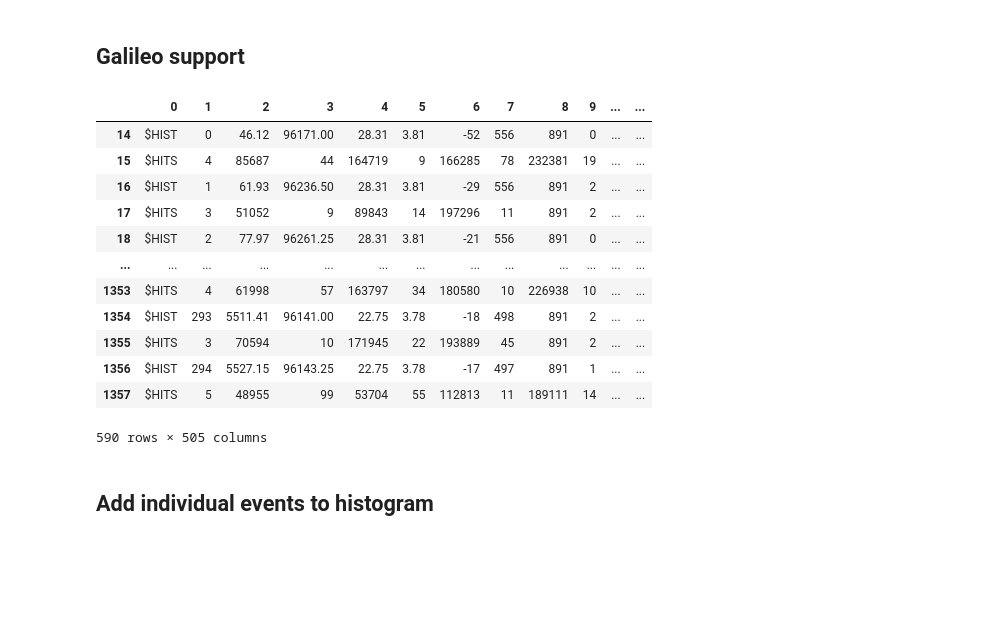
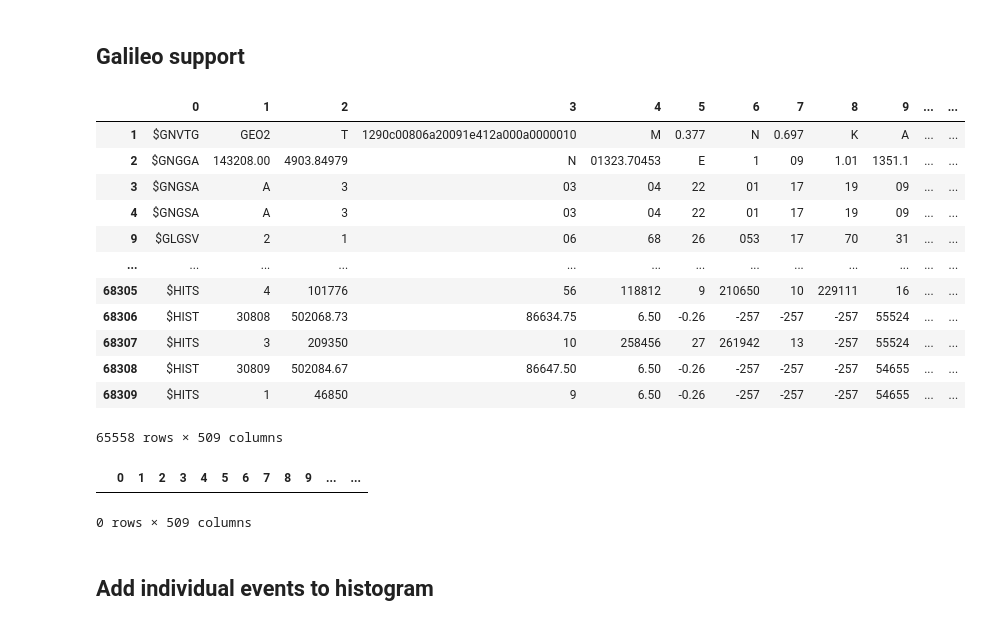
Before and after one commit to UniversalScientificTechnologies/GEODOS01, a Jupyter notebook: notebooks/GEODOS.ipynb, the cells around one changed output. Drawn from its saved outputs; the diff is of its cells as text; code cells hidden in the pictures; blank space fills up the shorter version.

```diff
--- a/notebooks/GEODOS.ipynb
+++ b/notebooks/GEODOS.ipynb
@@ -21,6 +21,9 @@ fto = '/storage/experiments/2021/03_REFLECT3/AirdosCvetsiNaITl_9c/DATALOG.TXT' #
 fto = '/storage/experiments/2021/0609_bourka_sobeslav/GEODOS/BF/DATALOG.TXT' #  File to Open
 #fto = '/storage/experiments/2021/0605_bourka_radosovice/GEODOS/BF/DATALOG.TXT' #  File to Open
 fto = '/storage/experiments/2021/0803_bourka_votice/geodos/DATALOG.TXT'
+fto = '/storage/stations/Polednik/geodos/2021/10/10/DATALOG.TXT'
+#fto = '/storage/stations/Polednik/geodos/2021/10/13/DATALOG.TXT'
+#fto = '/storage/stations/Polednik/geodos/2021/10/EC/DATALOG.TXT'
 
 
 l=[]
@@ -42,5 +45,6 @@ print(df.loc[df[0]=='$AIRDOS',1])
 print(len(df))
 print(last[-1:][0])
 
-df.drop(df.index[:last[-1:][0]], inplace=True) # keep only last run
+# keep only last run
+#df.drop(df.index[:last[-1:][0]], inplace=True)
 # %% [output]
@@ -103,51 +117,61 @@ df
 ## Galileo support
 # %%
 #df.drop(df.loc[(df[0]=='$GNRMC') & (df[2]=='V')].index, inplace=True)
+df.loc[(df[0]=='$GNRMC'),'flag']=True
+df.loc[(df[0]=='$HIST'),'flag']=False
+df.flag = df.flag.fillna(method='ffill')
 df['latf'] = pd.to_numeric(df.loc[df[0]=='$GNRMC',3])
 df['lonf'] = pd.to_numeric(df.loc[df[0]=='$GNRMC',5])
-df['on_miliseconds'] = pd.to_numeric(df.loc[df[0]=='$TIME',1]) * 1000
+#df.loc[(df[0]=='$TIME') & (df['flag']),'on_miliseconds'] = pd.to_numeric(df.loc[df[0]=='$TIME',1]) * 1000
+#df['on_miliseconds'] = pd.to_numeric(df.loc[df[0]=='$TIME',1]) * 1000
+df['on_miliseconds'] = pd.to_numeric(df.loc[(df[0]=='$TIME') & (df['flag']),1]) * 1000
 df['miliseconds'] = pd.to_numeric(df.loc[df[0]=='$HIST',2]) * 1000
 df['gps_time'] = df.loc[df[0]=='$GNRMC',1]
 df['gps_date'] = df.loc[df[0]=='$GNRMC',9]
 df['alt'] = df.loc[df[0]=='$GPGGA',9]
 df.loc[(df[0]=='$GNRMC') & (df[6]=='E'),'lon_hem']=1
 df.loc[(df[0]=='$GNRMC') & (df[6]=='W'),'lon_hem']=-1
 df.loc[(df[0]=='$GNRMC') & (df[4]=='N'),'lat_hem']=1
 df.loc[(df[0]=='$GNRMC') & (df[4]=='S'),'lat_hem']=-1
 df['lat'] = (np.trunc(df['latf']/100) + (((df['latf']/100) - np.trunc(df['latf']/100)) * 100) / 60.0) * df['lat_hem']
 df['lon'] = (np.trunc(df['lonf']/100) + ((df['lonf']/100) - np.trunc(df['lonf']/100)) * 100 / 60.0) * df['lon_hem']
 df['date'] = pd.to_datetime(df['gps_date']+df['gps_time'], format='%d%m%y%H%M%S.%f')#,errors='coerce')
 df.drop('lon_hem', axis=1, inplace=True)
 df.drop('lat_hem', axis=1, inplace=True)
 df.drop('latf', axis=1, inplace=True)
 df.drop('lonf', axis=1, inplace=True)
 df.drop('gps_time', axis=1, inplace=True)
 df.drop('gps_date', axis=1, inplace=True)
 df['meas'] = df.loc[df[0]=='$HIST',1]
 df = df.fillna(method='ffill')
 df.drop(df[df[0]=='$GPGGA'].index, inplace=True)
 df.drop(df[df[0]=='$GNRMC'].index, inplace=True)
 df.drop(df[df[0]=='$AIRDOS'].index, inplace=True)
 df.drop(df[df[0]=='$TIME'].index, inplace=True)
 df['UTC'] = df['date'] + pd.to_timedelta(df['miliseconds'], unit='ms') - pd.to_timedelta(df['on_miliseconds'], unit='ms')
-df.drop('date', axis=1, inplace=True)
-df.drop('miliseconds', axis=1, inplace=True)
-df.drop('on_miliseconds', axis=1, inplace=True)
+#df.drop('date', axis=1, inplace=True)
+#df.drop('miliseconds', axis=1, inplace=True)
+#df.drop('on_miliseconds', axis=1, inplace=True)
 df
 # %% [output]
 |  | 0 | 1 | 2 | 3 | 4 | 5 | 6 | 7 | 8 | 9 | ... | ... |
-| 14 | $HIST | 0 | 46.12 | 96171.00 | 28.31 | 3.81 | -52 | 556 | 891 | 0 | ... | ... |
-| 15 | $HITS | 4 | 85687 | 44 | 164719 | 9 | 166285 | 78 | 232381 | 19 | ... | ... |
-| 16 | $HIST | 1 | 61.93 | 96236.50 | 28.31 | 3.81 | -29 | 556 | 891 | 2 | ... | ... |
-| 17 | $HITS | 3 | 51052 | 9 | 89843 | 14 | 197296 | 11 | 891 | 2 | ... | ... |
-| 18 | $HIST | 2 | 77.97 | 96261.25 | 28.31 | 3.81 | -21 | 556 | 891 | 0 | ... | ... |
+| 1 | $GNVTG | GEO2 | T | 1290c00806a20091e412a000a0000010 | M | 0.377 | N | 0.697 | K | A | ... | ... |
+| 2 | $GNGGA | 143208.00 | 4903.84979 | N | 01323.70453 | E | 1 | 09 | 1.01 | 1351.1 | ... | ... |
+| 3 | $GNGSA | A | 3 | 03 | 04 | 22 | 01 | 17 | 19 | 09 | ... | ... |
+| 4 | $GNGSA | A | 3 | 03 | 04 | 22 | 01 | 17 | 19 | 09 | ... | ... |
+| 9 | $GLGSV | 2 | 1 | 06 | 68 | 26 | 053 | 17 | 70 | 31 | ... | ... |
 | ... | ... | ... | ... | ... | ... | ... | ... | ... | ... | ... | ... | ... |
-| 1353 | $HITS | 4 | 61998 | 57 | 163797 | 34 | 180580 | 10 | 226938 | 10 | ... | ... |
-| 1354 | $HIST | 293 | 5511.41 | 96141.00 | 22.75 | 3.78 | -18 | 498 | 891 | 2 | ... | ... |
-| 1355 | $HITS | 3 | 70594 | 10 | 171945 | 22 | 193889 | 45 | 891 | 2 | ... | ... |
-| 1356 | $HIST | 294 | 5527.15 | 96143.25 | 22.75 | 3.78 | -17 | 497 | 891 | 1 | ... | ... |
-| 1357 | $HITS | 5 | 48955 | 99 | 53704 | 55 | 112813 | 11 | 189111 | 14 | ... | ... |
+| 68305 | $HITS | 4 | 101776 | 56 | 118812 | 9 | 210650 | 10 | 229111 | 16 | ... | ... |
+| 68306 | $HIST | 30808 | 502068.73 | 86634.75 | 6.50 | -0.26 | -257 | -257 | -257 | 55524 | ... | ... |
+| 68307 | $HITS | 3 | 209350 | 10 | 258456 | 27 | 261942 | 13 | -257 | 55524 | ... | ... |
+| 68308 | $HIST | 30809 | 502084.67 | 86647.50 | 6.50 | -0.26 | -257 | -257 | -257 | 54655 | ... | ... |
+| 68309 | $HITS | 1 | 46850 | 9 | 6.50 | -0.26 | -257 | -257 | -257 | 54655 | ... | ... |
-590 rows × 505 columns
+65558 rows × 509 columns
+# %%
+df.loc[(df[0]=='$TIME') & (df['flag'])]
+# %% [output]
+|  | 0 | 1 | 2 | 3 | 4 | 5 | 6 | 7 | 8 | 9 | ... | ... |
+0 rows × 509 columns
 # %% [markdown]
 ## Add individual events to histogram
 # %%
```
Also changed, not shown: parts of 6 cells of this notebook.
